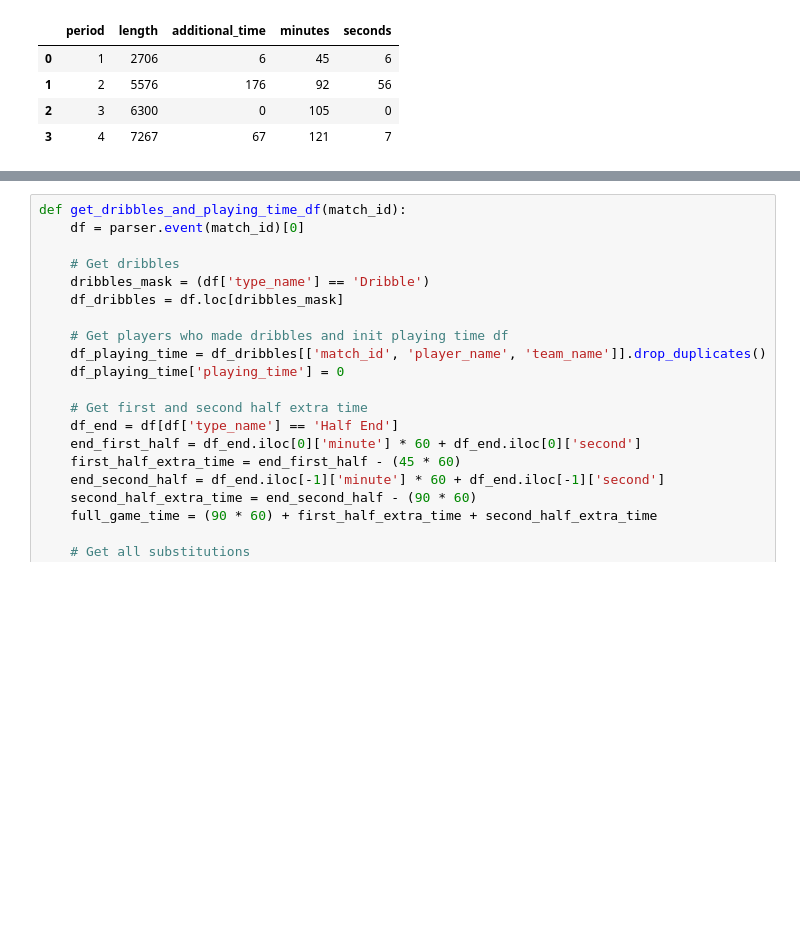
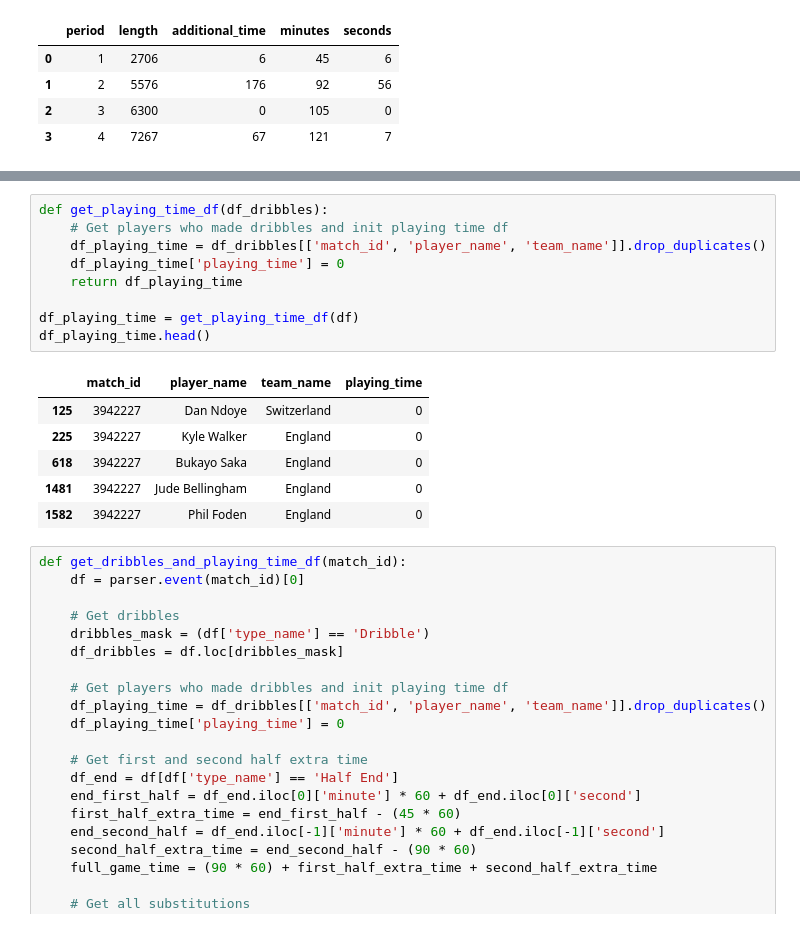
Before and after one commit to MarijnSt/soccermatics-project-1, a Jupyter notebook: per_90.ipynb, the cells around one changed output, grey strips where cells are left out. Saved outputs shown, nothing was run; the diff lists cells and outputs as text; blank space fills up the shorter version.

```diff
--- a/per_90.ipynb
+++ b/per_90.ipynb
@@ -86,3 +114,19 @@ df_dribbles.head()
+# %%
+def get_playing_time_df(df_dribbles):
+    # Get players who made dribbles and init playing time df
+    df_playing_time = df_dribbles[['match_id', 'player_name', 'team_name']].drop_duplicates()
+    df_playing_time['playing_time'] = 0
+    return df_playing_time
+
+df_playing_time = get_playing_time_df(df)
+df_playing_time.head()
+# %% [output]
+|  | match_id | player_name | team_name | playing_time |
+| 125 | 3942227 | Dan Ndoye | Switzerland | 0 |
+| 225 | 3942227 | Kyle Walker | England | 0 |
+| 618 | 3942227 | Bukayo Saka | England | 0 |
+| 1481 | 3942227 | Jude Bellingham | England | 0 |
+| 1582 | 3942227 | Phil Foden | England | 0 |
 # %%
 def get_dribbles_and_playing_time_df(match_id):
     df = parser.event(match_id)[0]
```
Also changed, not shown: parts of 2 cells of this notebook.
